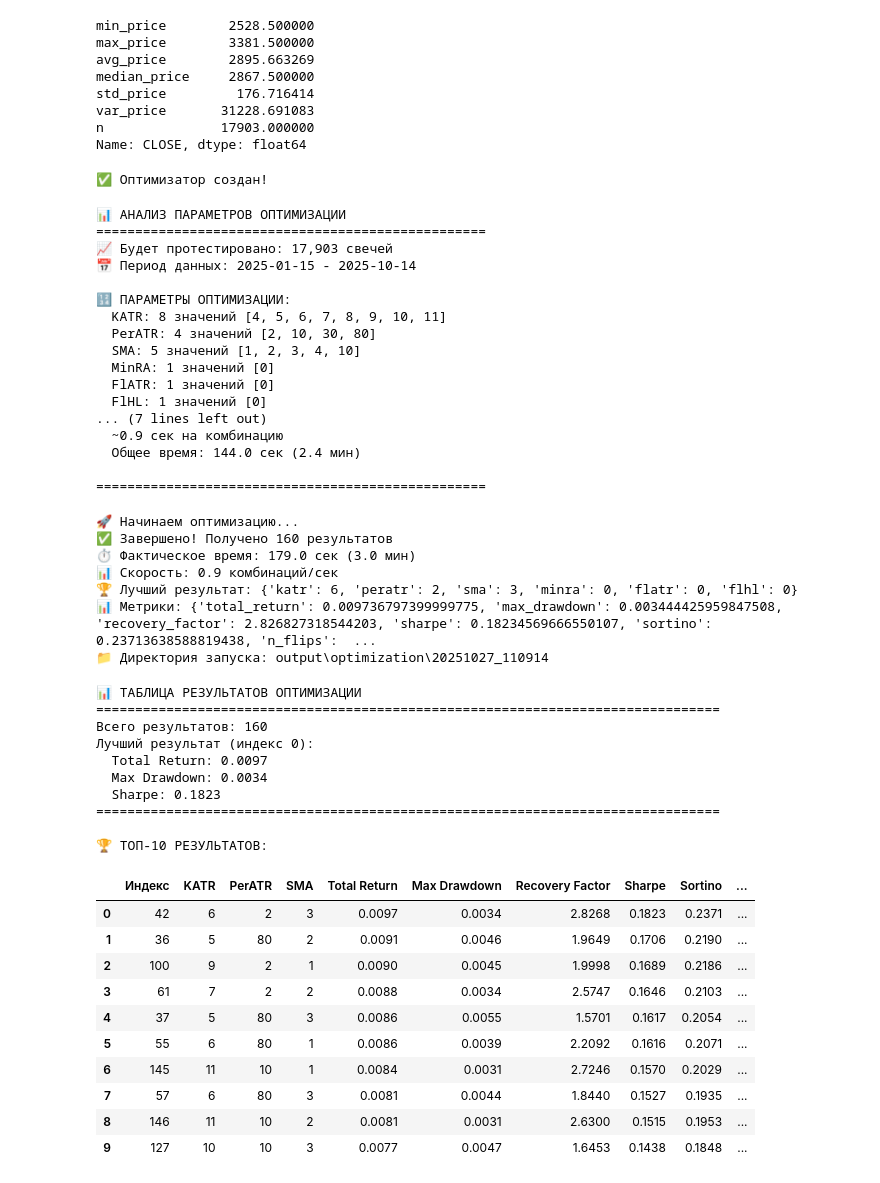
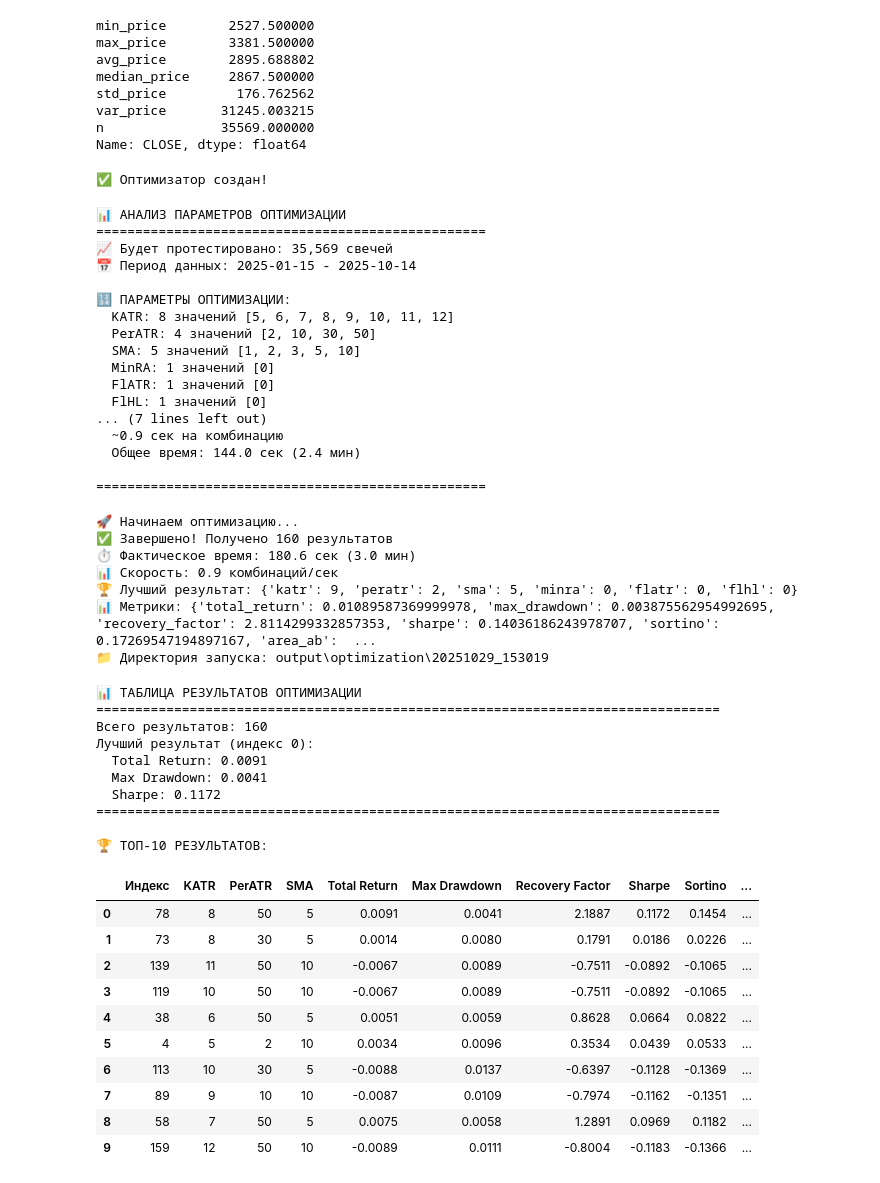
Before and after one commit to Evgenvg78/trend_optimization, a Jupyter notebook: test2.ipynb, the cells around one changed output. Drawn from its saved outputs; the diff is of its cells as text; code cells hidden in the pictures.

```diff
--- a/test2.ipynb
+++ b/test2.ipynb
@@ -73,7 +79,7 @@ loader = CSVLoader(DATA_DIR, use_cache=True)
 start_date = '2025-01-15'
 end_date = '2025-10-15'
 
-timeframe = 10
+timeframe = 5
 
 df = loader.load(TICKER, timeframe=timeframe, start_date=start_date, end_date=end_date)
 print(f"Данные: {len(df)} баров, период: {df.index[0]} - {df.index[-1]}")
@@ -93,13 +108,13 @@ display(df['CLOSE'].agg(
     n='count'
 ))
 # %% [output]
-min_price        2528.500000
+min_price        2527.500000
 max_price        3381.500000
-avg_price        2895.663269
+avg_price        2895.688802
 median_price     2867.500000
-std_price         176.716414
-var_price       31228.691083
-n               17903.000000
+std_price         176.762562
+var_price       31245.003215
+n               35569.000000
 Name: CLOSE, dtype: float64
 # %%
 # Простая функция вместо класса SignalFactory
@@ -152,9 +167,9 @@ def build_indicator(df, params, *, verbose=False):
 # %%
 # Простой способ - создание из ваших данных
 your_params = {
-    "KATR": [4, 5, 6, 7, 8, 9, 10, 11],
-    "PerATR": [2, 10, 30, 80],
-    "SMA": [1, 2, 3, 4, 10],
+    "KATR": [5, 6, 7, 8, 9, 10, 11, 12],
+    "PerATR": [2, 10, 30, 50],
+    "SMA": [1, 2, 3, 5, 10],
     "MinRA": [0],
     "FlATR": [0],
     "FlHL": [0]
@@ -182,7 +197,7 @@ executor = OptimizationExecutor(
     checkpoint_interval=1000,              # было 1 → станет реже и быстрее
     per_candidate_timeout=None,           # убрать пер-кандидатные пулы
     default_max_workers=1,                # дефолт: одиночный режим
-    checkpoint_enabled=True               # оставить включённым (но с редким интервалом)
+    checkpoint_enabled=False               # оставить включённым (но с редким интервалом)
 
 )
 
@@ -450,13 +465,13 @@ print("\n" + "=" * 50)
 # %% [output]
 📊 АНАЛИЗ ПАРАМЕТРОВ ОПТИМИЗАЦИИ
 ==================================================
-📈 Будет протестировано: 17,903 свечей
+📈 Будет протестировано: 35,569 свечей
 📅 Период данных: 2025-01-15 - 2025-10-14
 
 🔢 ПАРАМЕТРЫ ОПТИМИЗАЦИИ:
-  KATR: 8 значений [4, 5, 6, 7, 8, 9, 10, 11]
-  PerATR: 4 значений [2, 10, 30, 80]
-  SMA: 5 значений [1, 2, 3, 4, 10]
+  KATR: 8 значений [5, 6, 7, 8, 9, 10, 11, 12]
+  PerATR: 4 значений [2, 10, 30, 50]
+  SMA: 5 значений [1, 2, 3, 5, 10]
   MinRA: 1 значений [0]
   FlATR: 1 значений [0]
   FlHL: 1 значений [0]
@@ -488,11 +503,11 @@ print(f"📁 Директория запуска: {run_dir}")
 # %% [output]
 🚀 Начинаем оптимизацию...
 ✅ Завершено! Получено 160 результатов
-⏱️ Фактическое время: 179.0 сек (3.0 мин)
+⏱️ Фактическое время: 180.6 сек (3.0 мин)
 📊 Скорость: 0.9 комбинаций/сек
-🏆 Лучший результат: {'katr': 6, 'peratr': 2, 'sma': 3, 'minra': 0, 'flatr': 0, 'flhl': 0}
-📊 Метрики: {'total_return': 0.009736797399999775, 'max_drawdown': 0.003444425959847508, 'recovery_factor': 2.826827318544203, 'sharpe': 0.18234569666550107, 'sortino': 0.23713638588819438, 'n_flips':  ...
-📁 Директория запуска: output\optimization\20251027_110914
+🏆 Лучший результат: {'katr': 9, 'peratr': 2, 'sma': 5, 'minra': 0, 'flatr': 0, 'flhl': 0}
+📊 Метрики: {'total_return': 0.01089587369999978, 'max_drawdown': 0.003875562954992695, 'recovery_factor': 2.8114299332857353, 'sharpe': 0.14036186243978707, 'sortino': 0.17269547194897167, 'area_ab':  ...
+📁 Директория запуска: output\optimization\20251029_153019
 # %%
 # === ТАБЛИЦА РЕЗУЛЬТАТОВ ТЕСТИРОВАНИЯ ===
 import pandas as pd
@@ -512,46 +527,47 @@ for i, result in enumerate(results):
         'Sortino': result.metrics.get('sortino', 0),
         'Win Rate': result.metrics.get('win_rate', 0),
         'Profit Factor': result.metrics.get('profit_factor', 0),
+        'AreaAB': result.metrics.get('area_ab', 0),
         'N Trades': result.metrics.get('n_trades', 0),
         'Wave_ratio': result.metrics.get('mean_wave_mfe_ratio', 0)
     }
     results_data.append(row)
 
 # Создаем DataFrame и сортируем по Total Return
 results_df = pd.DataFrame(results_data)
-results_df = results_df.sort_values('Sharpe', ascending=False).reset_index(drop=True)
+results_df = results_df.sort_values('Wave_ratio', ascending=False).reset_index(drop=True)
 
 print("📊 ТАБЛИЦА РЕЗУЛЬТАТОВ ОПТИМИЗАЦИИ")
 print("=" * 80)
 print(f"Всего результатов: {len(results_df)}")
 print(f"Лучший результат (индекс {results_df.index[0]}):")
 print(f"  Total Return: {results_df.iloc[0]['Total Return']:.4f}")
 print(f"  Max Drawdown: {results_df.iloc[0]['Max Drawdown']:.4f}")
 print(f"  Sharpe: {results_df.iloc[0]['Sharpe']:.4f}")
 print("=" * 80)
 
 # Отображаем топ-10 результатов
 print("\n🏆 ТОП-10 РЕЗУЛЬТАТОВ:")
 display(results_df.head(10).round(4))
 # %% [output]
 📊 ТАБЛИЦА РЕЗУЛЬТАТОВ ОПТИМИЗАЦИИ
 ================================================================================
 Всего результатов: 160
 Лучший результат (индекс 0):
-  Total Return: 0.0097
-  Max Drawdown: 0.0034
-  Sharpe: 0.1823
+  Total Return: 0.0091
+  Max Drawdown: 0.0041
+  Sharpe: 0.1172
 ================================================================================
 
 🏆 ТОП-10 РЕЗУЛЬТАТОВ:
 |  | Индекс | KATR | PerATR | SMA | Total Return | Max Drawdown | Recovery Factor | Sharpe | Sortino | ... |
-| 0 | 42 | 6 | 2 | 3 | 0.0097 | 0.0034 | 2.8268 | 0.1823 | 0.2371 | ... |
-| 1 | 36 | 5 | 80 | 2 | 0.0091 | 0.0046 | 1.9649 | 0.1706 | 0.2190 | ... |
-| 2 | 100 | 9 | 2 | 1 | 0.0090 | 0.0045 | 1.9998 | 0.1689 | 0.2186 | ... |
-| 3 | 61 | 7 | 2 | 2 | 0.0088 | 0.0034 | 2.5747 | 0.1646 | 0.2103 | ... |
-| 4 | 37 | 5 | 80 | 3 | 0.0086 | 0.0055 | 1.5701 | 0.1617 | 0.2054 | ... |
-| 5 | 55 | 6 | 80 | 1 | 0.0086 | 0.0039 | 2.2092 | 0.1616 | 0.2071 | ... |
-| 6 | 145 | 11 | 10 | 1 | 0.0084 | 0.0031 | 2.7246 | 0.1570 | 0.2029 | ... |
-| 7 | 57 | 6 | 80 | 3 | 0.0081 | 0.0044 | 1.8440 | 0.1527 | 0.1935 | ... |
-| 8 | 146 | 11 | 10 | 2 | 0.0081 | 0.0031 | 2.6300 | 0.1515 | 0.1953 | ... |
-| 9 | 127 | 10 | 10 | 3 | 0.0077 | 0.0047 | 1.6453 | 0.1438 | 0.1848 | ... |
+| 0 | 78 | 8 | 50 | 5 | 0.0091 | 0.0041 | 2.1887 | 0.1172 | 0.1454 | ... |
+| 1 | 73 | 8 | 30 | 5 | 0.0014 | 0.0080 | 0.1791 | 0.0186 | 0.0226 | ... |
+| 2 | 139 | 11 | 50 | 10 | -0.0067 | 0.0089 | -0.7511 | -0.0892 | -0.1065 | ... |
+| 3 | 119 | 10 | 50 | 10 | -0.0067 | 0.0089 | -0.7511 | -0.0892 | -0.1065 | ... |
+| 4 | 38 | 6 | 50 | 5 | 0.0051 | 0.0059 | 0.8628 | 0.0664 | 0.0822 | ... |
+| 5 | 4 | 5 | 2 | 10 | 0.0034 | 0.0096 | 0.3534 | 0.0439 | 0.0533 | ... |
+| 6 | 113 | 10 | 30 | 5 | -0.0088 | 0.0137 | -0.6397 | -0.1128 | -0.1369 | ... |
+| 7 | 89 | 9 | 10 | 10 | -0.0087 | 0.0109 | -0.7974 | -0.1162 | -0.1351 | ... |
+| 8 | 58 | 7 | 50 | 5 | 0.0075 | 0.0058 | 1.2891 | 0.0969 | 0.1182 | ... |
+| 9 | 159 | 12 | 50 | 10 | -0.0089 | 0.0111 | -0.8004 | -0.1183 | -0.1366 | ... |
```
Also changed, not shown: parts of 6 cells of this notebook, 9 other files.
